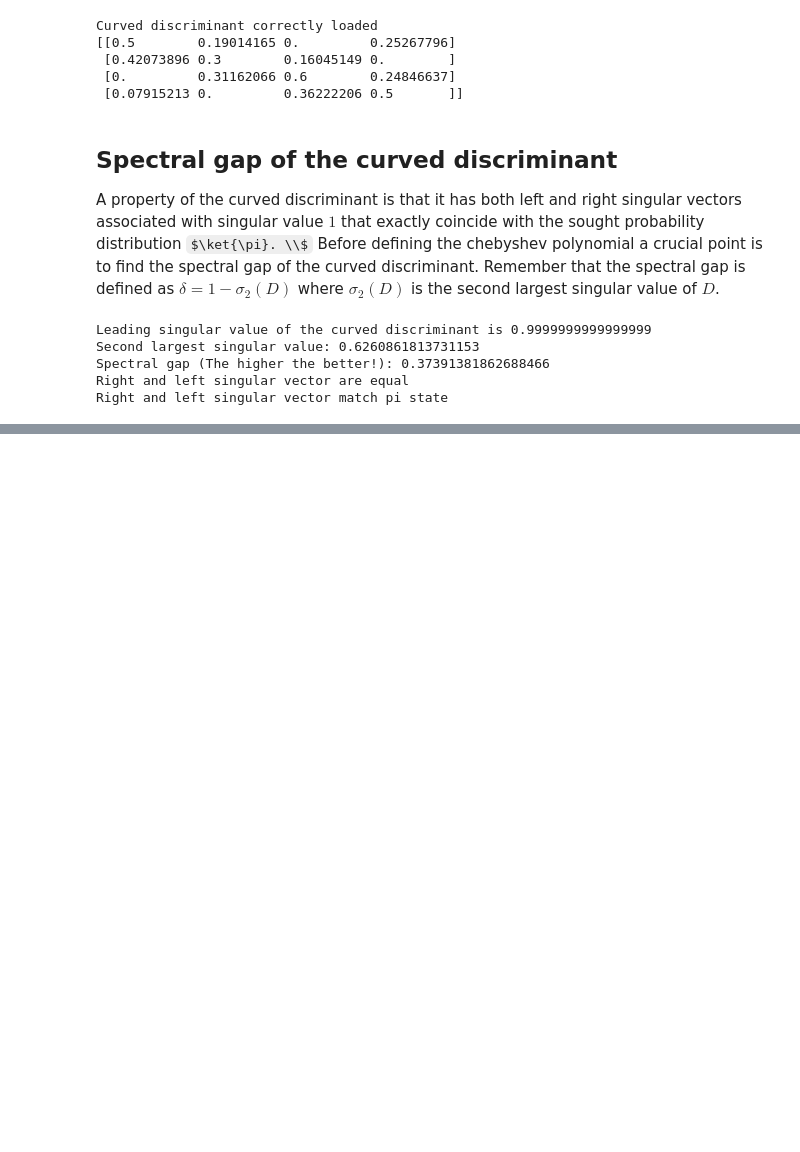
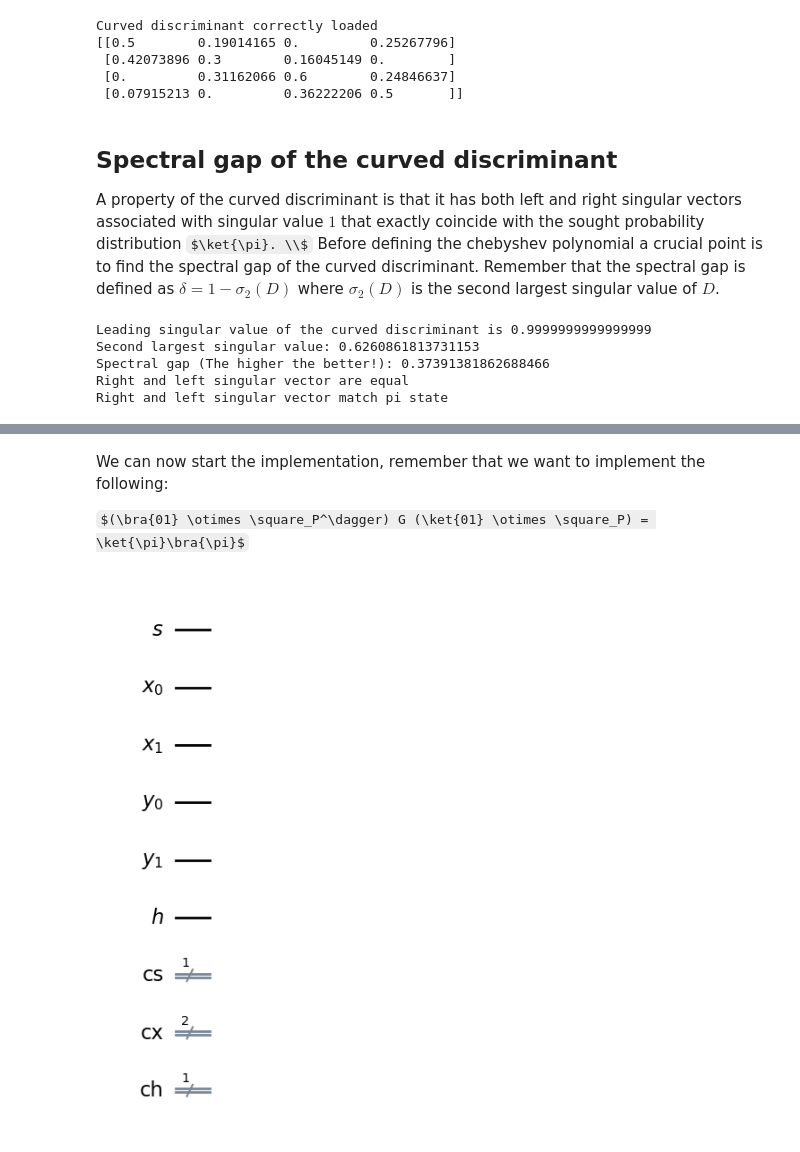
Before and after one commit to frafino/Quantum-Speedup-for-Nonreversible-Markov-Chains, a Jupyter notebook: non_reversible_toy_chain.ipynb, the cells around one changed output, grey strips where cells are left out. Saved outputs shown, nothing was run; the diff lists cells and outputs as text; code cells hidden in the pictures; some formulas as TeX source; blank space fills up the shorter version.

```diff
--- a/non_reversible_toy_chain.ipynb
+++ b/non_reversible_toy_chain.ipynb
@@ -241,0 +428,23 @@ We now define the polynomial that will be applied in GQSP to $W$
+# %% [markdown]
+We can now start the implementation, remember that we want to implement the following:
+
+$(\bra{01} \otimes \square_P^\dagger) G (\ket{01} \otimes \square_P) = \ket{\pi}\bra{\pi}$
+# %%
+# Quantum registers
+
+qs = QuantumRegister(1, "s") # Ancillary qubit for GQSP
+qx = QuantumRegister(2, "x") # Register for the markov chain state
+qy = QuantumRegister(2, "y") # Register for the markov chain target state
+qh = QuantumRegister(1, "h") # New hermitianization qubit
+
+# Classical registers
+
+cs = ClassicalRegister(1, "cs")
+cx = ClassicalRegister(2, "cx")
+ch = ClassicalRegister(1, "ch")
+
+qc = QuantumCircuit(qs, qx, qy, qh, cs, cx, ch)
+
+qc.draw("mpl")
+# %% [output]
+[figure, added]
```
Also changed, not shown: parts of 27 cells of this notebook.
